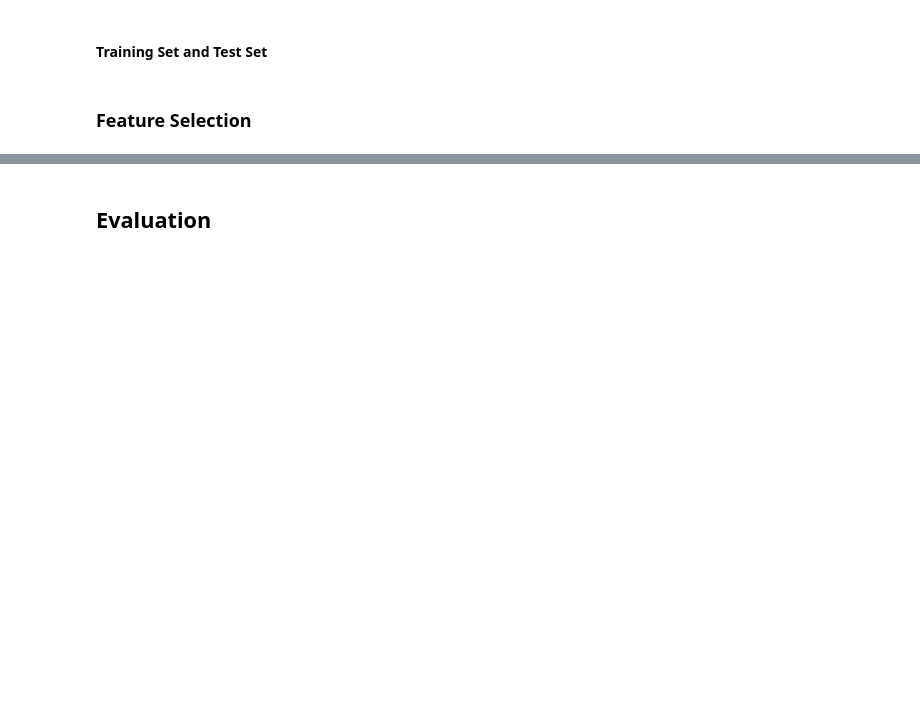
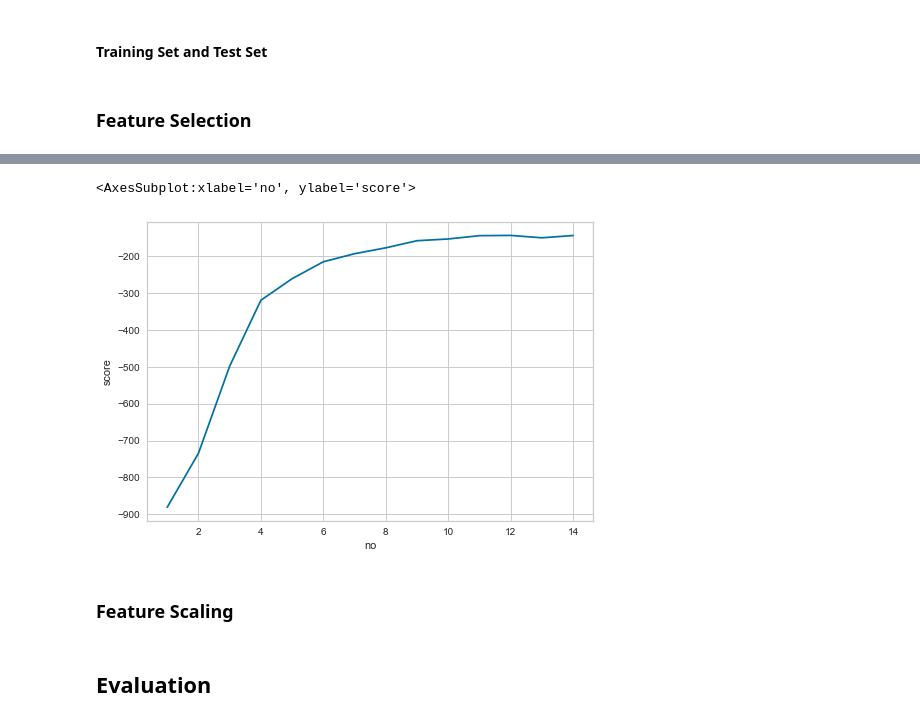
Before and after one commit to zhuofan-16/Computer_Regression, a Jupyter notebook: Price_Regression_ML.ipynb, the cells around one changed output, grey strips where cells are left out. Drawn from its saved outputs; the diff is of its cells as text; code cells hidden in the pictures; blank space fills up the shorter version.

```diff
--- a/Price_Regression_ML.ipynb
+++ b/Price_Regression_ML.ipynb
@@ -521,11 +510,17 @@ x_train,x_test,y_train,y_test =train_test_split(x,y,test_size=0.2,shuffle=True,r
 ### Feature Selection
 # %%
 import pandas as pd
+
+from category_encoders import HashingEncoder
 from mlxtend.feature_selection import SequentialFeatureSelector
-
+from category_encoders.one_hot import OneHotEncoder
 from sklearn.pipeline import Pipeline
 from sklearn.compose import ColumnTransformer
-from sklearn.preprocessing import OneHotEncoder
+from sklearn.compose import make_column_selector
+from xgboost import XGBRegressor
+from sklearn.pipeline import Pipeline
+from sklearn.compose import ColumnTransformer
+
 from sklearn.compose import make_column_selector
 
 def featureSelection(X,y,n='all',cv=5):
@@ -537,21 +532,20 @@ def featureSelection(X,y,n='all',cv=5):
             return self.transform(X=X, y=y)
 
         def transform(self, X, y=None):
-
-            return pd.DataFrame(X).convert_dtypes()
+            return pd.DataFrame(X)
 
         def fit(self, X, y=None):
             return self
     def get_pipeline():
 
         preprocessor = ColumnTransformer(transformers=[
-            ('One Hot Encoding', OneHotEncoder(handle_unknown='ignore'), make_column_selector(dtype_include="string"))
+            ('Hashing Encoding', HashingEncoder(n_components=32,cols=None), make_column_selector(dtype_exclude="number"))
         ], remainder="passthrough")
 
         clf = Pipeline(steps=[
             ## Column selector requires a dataframe while Column Tranformer returns a np array
             ('df_converter', converter()),
-            ('preprocessor', preprocessor),
+            ('Hashing',preprocessor),
             ('classifier', XGBRegressor(n_jobs=-1))
         ])
 
@@ -559,8 +553,10 @@ def featureSelection(X,y,n='all',cv=5):
 
     if (n=='all'):
         n=len(X.columns)
+        print(n)
     record=pd.DataFrame({'score':[],'best':[],'no':[]})
     for i in range(1,n+1):
+        print(i)
         sfs=SequentialFeatureSelector(get_pipeline(),
                k_features=i,
                forward=True,
@@ -575,0 +621,5 @@ featureEvaluation
+# %%
+sns.lineplot(x='no',y='score',data=featureEvaluation)
+# %% [output]
+<AxesSubplot:xlabel='no', ylabel='score'>
+[figure, added]
@@ -575,0 +634,2 @@ featureEvaluation
+# %% [markdown]
+### Feature  Scaling
```
Also changed, not shown: parts of 25 cells of this notebook, 1 other file.
